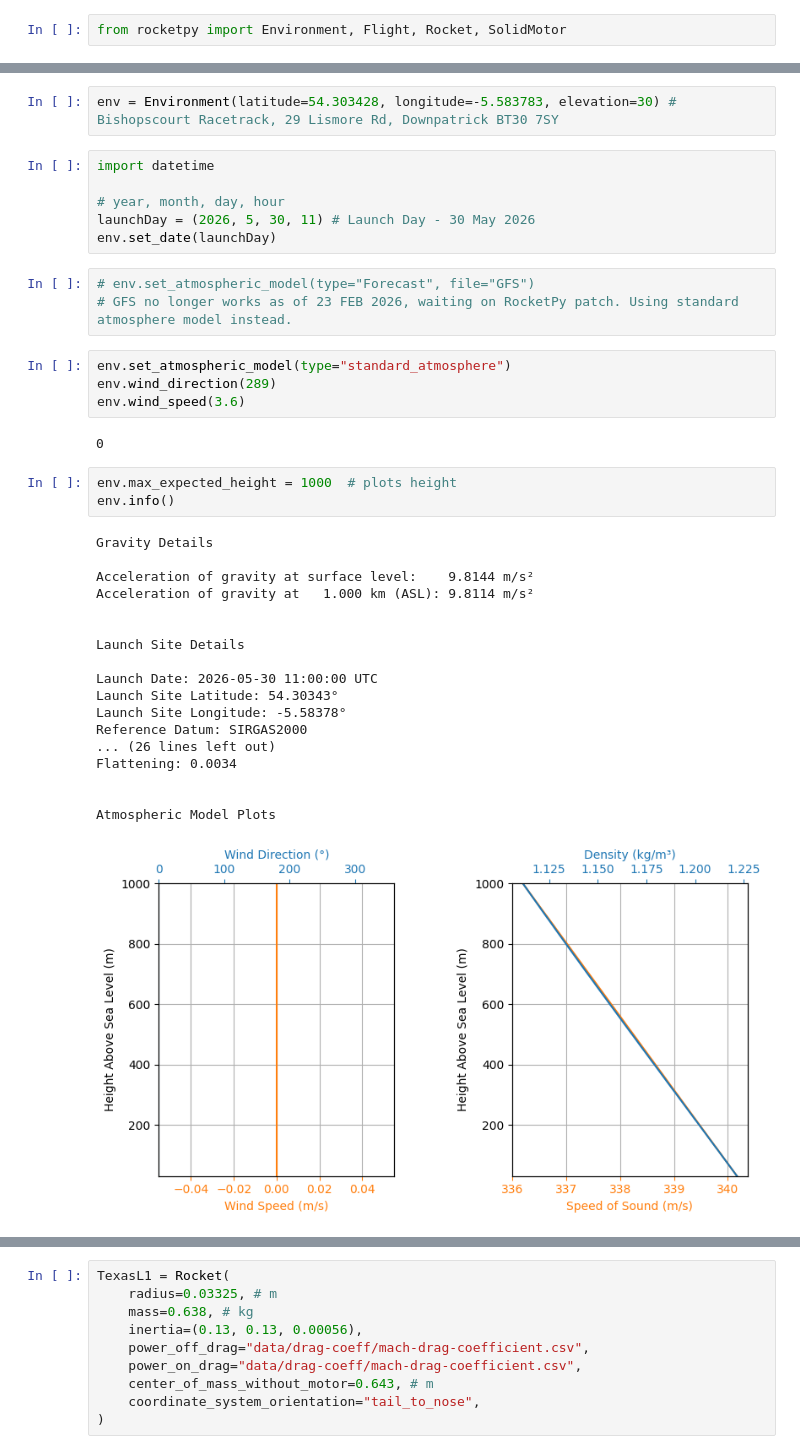
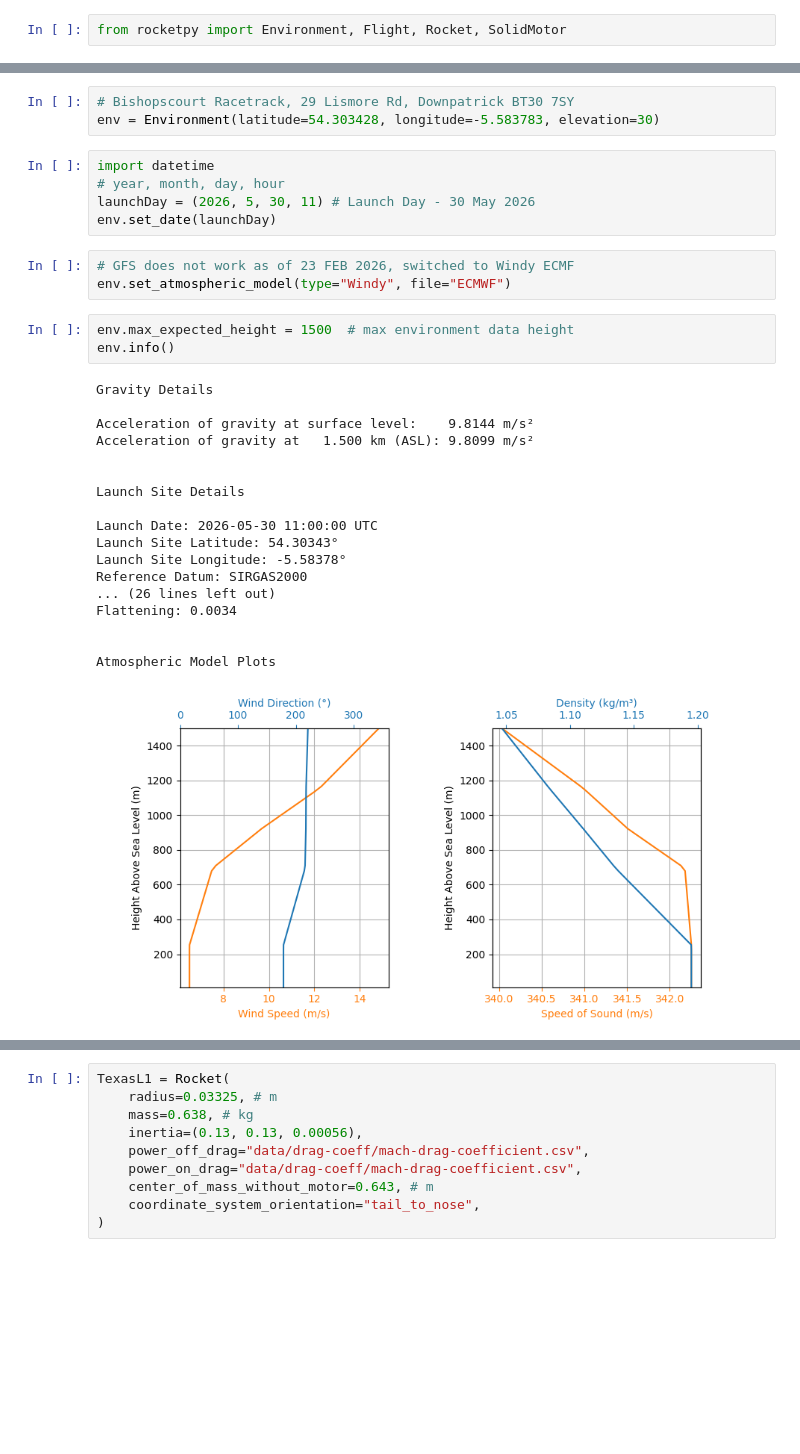
Before and after one commit to BaguetteJet/Texas-L1-H-Rocket-Simulation, a Jupyter notebook: TexasL1.ipynb, the cells around one changed output, grey strips where cells are left out. Drawn from its saved outputs; the diff is of its cells as text; blank space fills up the shorter version.

Commit message:
weather forecast update

```diff
--- a/TexasL1.ipynb
+++ b/TexasL1.ipynb
@@ -17,42 +21,36 @@ from rocketpy import Environment, Flight, Rocket, SolidMotor
 # %%
-env = Environment(latitude=54.303428, longitude=-5.583783, elevation=30) # Bishopscourt Racetrack, 29 Lismore Rd, Downpatrick BT30 7SY
+# Bishopscourt Racetrack, 29 Lismore Rd, Downpatrick BT30 7SY
+env = Environment(latitude=54.303428, longitude=-5.583783, elevation=30)
 # %%
 import datetime
-
 # year, month, day, hour
 launchDay = (2026, 5, 30, 11) # Launch Day - 30 May 2026
 env.set_date(launchDay)
-# %%
-# env.set_atmospheric_model(type="Forecast", file="GFS")
-# GFS no longer works as of 23 FEB 2026, waiting on RocketPy patch. Using standard atmosphere model instead.
-# %%
-env.set_atmospheric_model(type="standard_atmosphere")
-env.wind_direction(289)
-env.wind_speed(3.6)
-# %% [output]
-0
+# %%
+# GFS does not work as of 23 FEB 2026, switched to Windy ECMF
+env.set_atmospheric_model(type="Windy", file="ECMWF")
 # %%
-env.max_expected_height = 1000  # plots height
+env.max_expected_height = 1500  # max environment data height
 env.info()
 # %% [output]
 Gravity Details
 
 Acceleration of gravity at surface level:    9.8144 m/s²
-Acceleration of gravity at   1.000 km (ASL): 9.8114 m/s²
+Acceleration of gravity at   1.500 km (ASL): 9.8099 m/s²
 
 
 Launch Site Details
 
 Launch Date: 2026-05-30 11:00:00 UTC
 Launch Site Latitude: 54.30343°
 Launch Site Longitude: -5.58378°
 Reference Datum: SIRGAS2000
 ... (26 lines left out)
 Flattening: 0.0034
 
 
 Atmospheric Model Plots
-[figure, old version]
+[figure, new version]
 # %% [markdown]
 ### Motor
 
```
Also changed, not shown: parts of 27 cells of this notebook, 4 other files.
